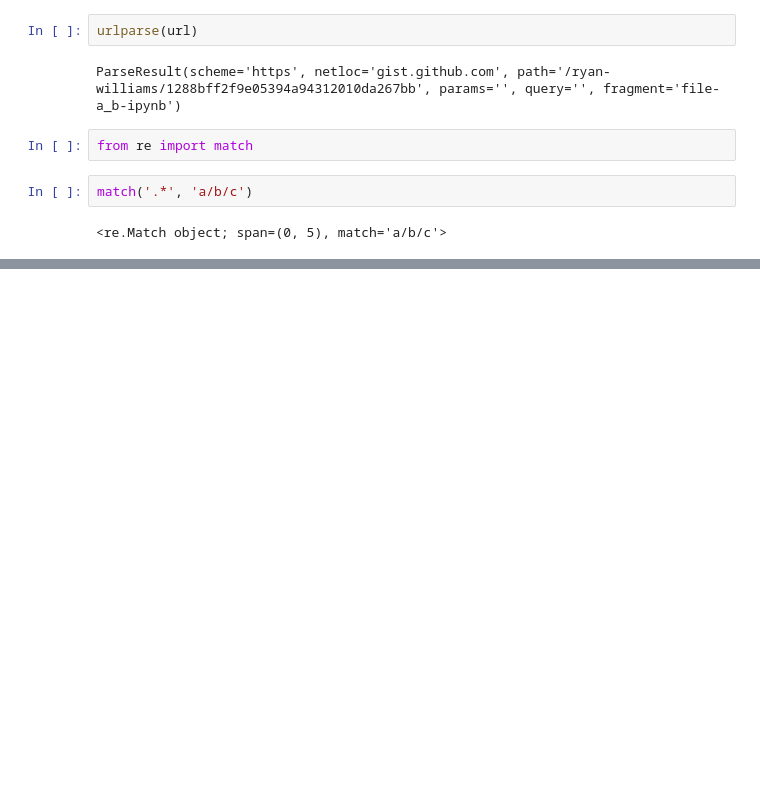
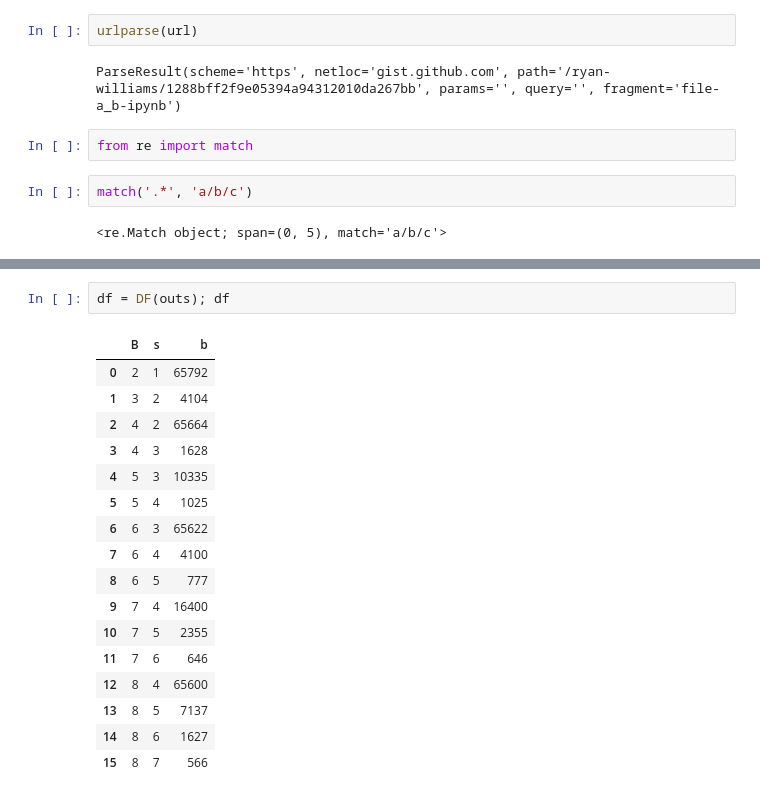
Before and after one commit to runsascoded/ur, a Jupyter notebook: ur-test.ipynb, the cells around one changed output, grey strips where cells are left out. Saved outputs shown, nothing was run; the diff lists cells and outputs as text; blank space fills up the shorter version.

```diff
--- a/ur-test.ipynb
+++ b/ur-test.ipynb
@@ -194,0 +430,20 @@ match('.*', 'a/b/c')
+# %%
+df = DF(outs); df
+# %% [output]
+|  | B | s | b |
+| 0 | 2 | 1 | 65792 |
+| 1 | 3 | 2 | 4104 |
+| 2 | 4 | 2 | 65664 |
+| 3 | 4 | 3 | 1628 |
+| 4 | 5 | 3 | 10335 |
+| 5 | 5 | 4 | 1025 |
+| 6 | 6 | 3 | 65622 |
+| 7 | 6 | 4 | 4100 |
+| 8 | 6 | 5 | 777 |
+| 9 | 7 | 4 | 16400 |
+| 10 | 7 | 5 | 2355 |
+| 11 | 7 | 6 | 646 |
+| 12 | 8 | 4 | 65600 |
+| 13 | 8 | 5 | 7137 |
+| 14 | 8 | 6 | 1627 |
+| 15 | 8 | 7 | 566 |
```
Also changed, not shown: parts of 30 cells of this notebook, 3 other files.
